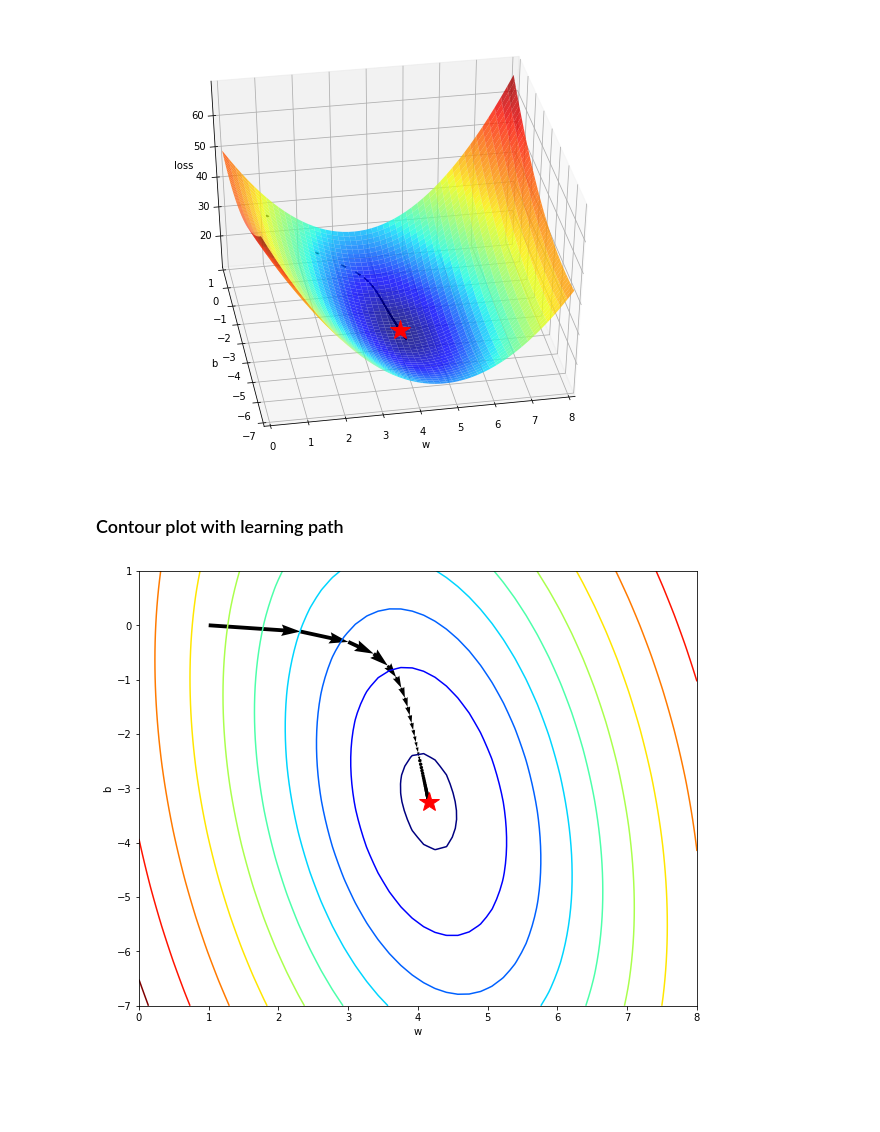
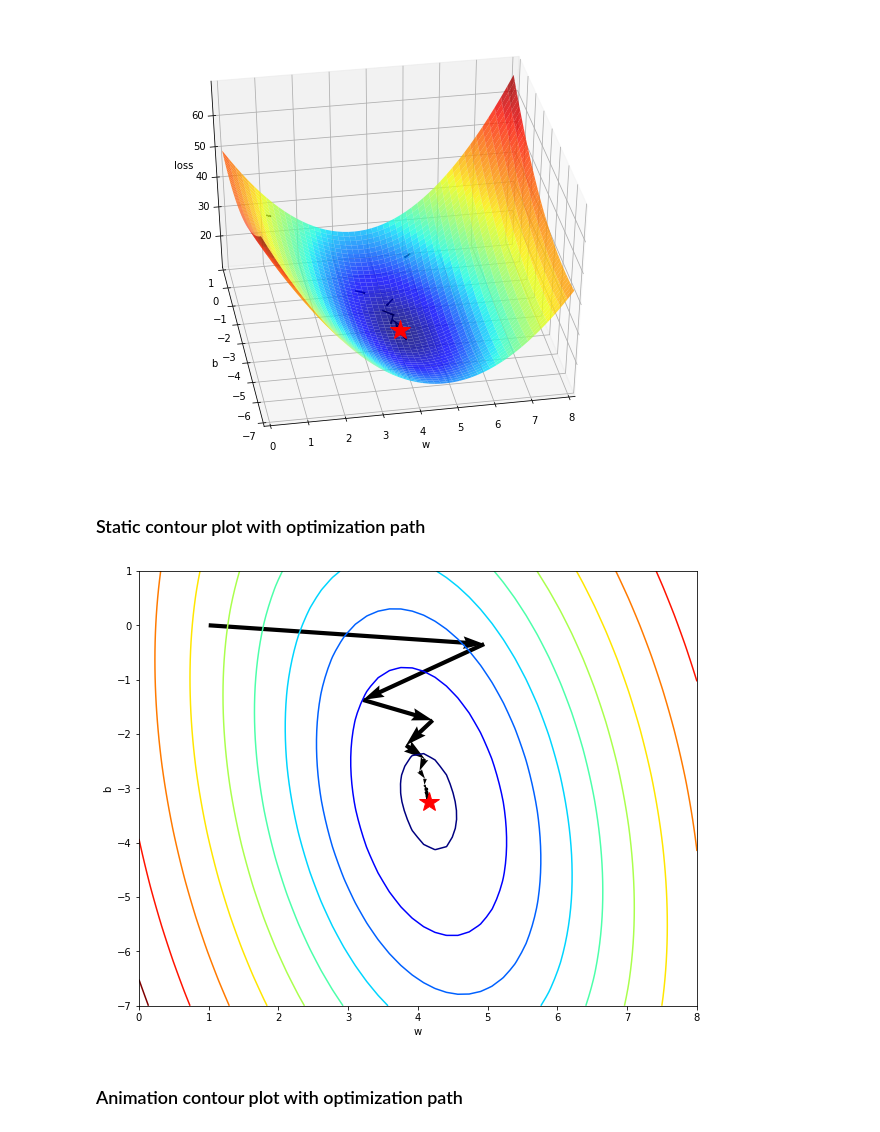
Before and after one commit to ilguyi/optimizers.numpy, a Jupyter notebook: 01.gradient.descent.ipynb, the cells around one changed output. Drawn from its saved outputs; the diff is of its cells as text; code cells hidden in the pictures; blank space fills up the shorter version.

```diff
--- a/01.gradient.descent.ipynb
+++ b/01.gradient.descent.ipynb
@@ -275,7 +279,7 @@ class LinearRegression(object):
 # %% [markdown]
 ### Create a `LinearRegression` class
 # %%
-model = LinearRegression(data_x, data_y, w_init=1., b_init=0., learning_rate=0.1)
+model = LinearRegression(data_x, data_y, w_init=1., b_init=0., learning_rate=0.3)
 #model = LinearRegression(data_x, data_y, w_init=None, b_init=None, learning_rate=0.1)
 # %% [output]
 w_init: 1.000
@@ -388,21 +392,23 @@ plt.show()
 # %% [output]
 [figure]
 # %% [markdown]
-### Contour plot with learning path
+### Static contour plot with optimization path
 # %%
 fig, ax = plt.subplots(figsize=(10, 8))
 
 ax.contour(w_mesh, b_mesh, loss_, levels=np.logspace(-1, 2, 35), norm=LogNorm(), cmap=plt.cm.jet)
 ax.plot(*minima, 'r*', markersize=20)
 ax.quiver(path[0,:-1], path[1,:-1], path[0,1:]-path[0,:-1], path[1,1:]-path[1,:-1],
-          scale_units='xy', angles='xy', scale=1, color='k')
+          scale_units='xy', angles='xy', scale=1, color='black')
 
 ax.set_xlabel('w')
 ax.set_ylabel('b')
 
 ax.set_xlim((w_min, w_max))
 ax.set_ylim((b_min, b_max))
 
 plt.show()
 # %% [output]
-[figure, old version]
+[figure, new version]
+# %% [markdown]
+### Animation contour plot with optimization path
```
Also changed, not shown: parts of 9 cells of this notebook.
